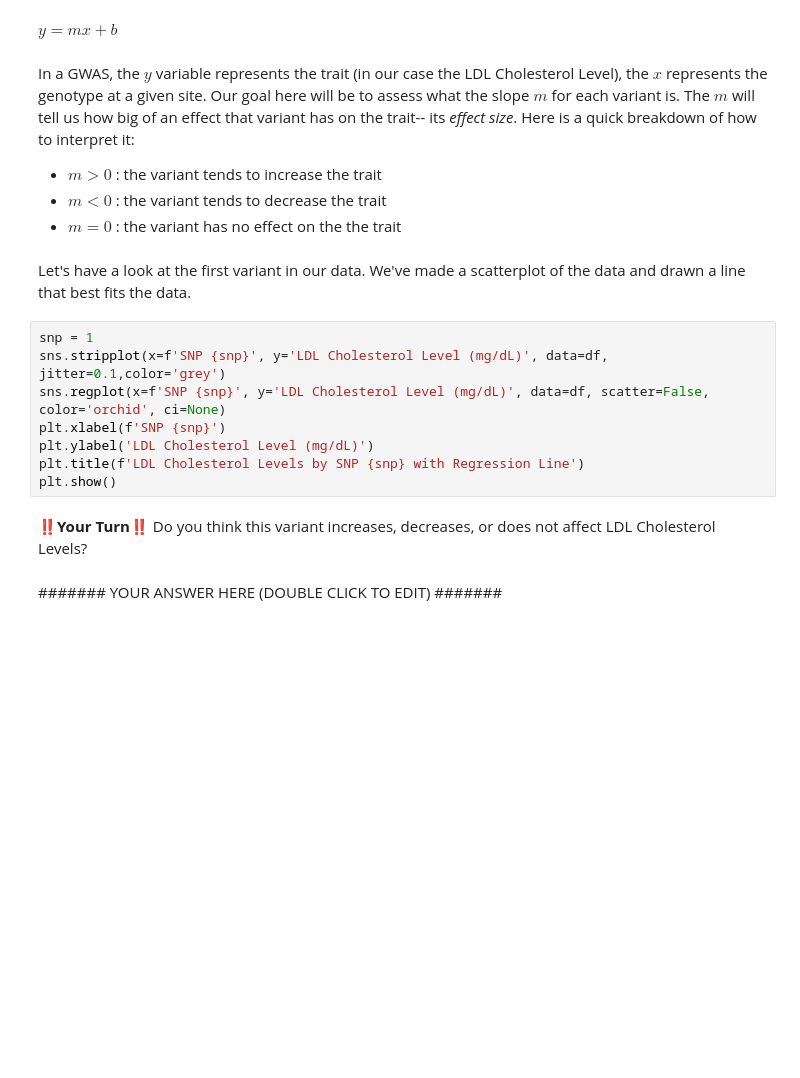
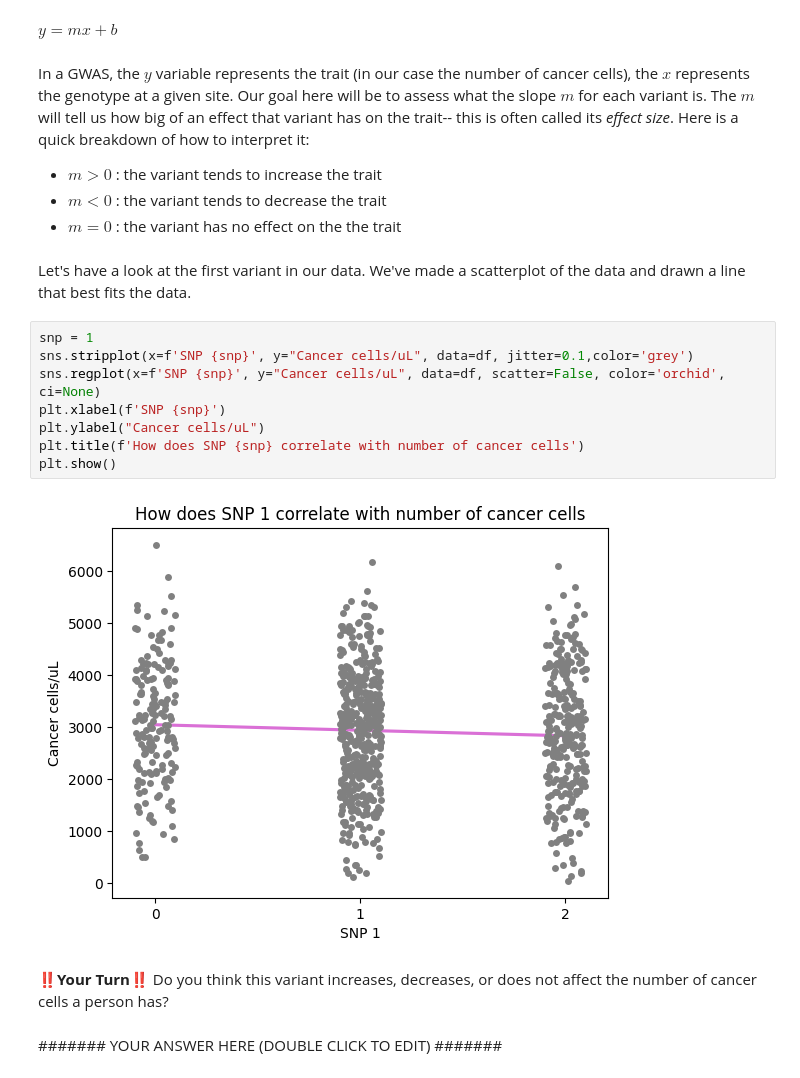
Before and after one commit to jgblanc/COMBO-GWAS, a Jupyter notebook: GenotypesAndPhenotypes.ipynb, the cells around one changed output. Drawn from its saved outputs; the diff is of its cells as text; blank space fills up the shorter version.

```diff
--- a/GenotypesAndPhenotypes.ipynb
+++ b/GenotypesAndPhenotypes.ipynb
@@ -276,7 +321,7 @@ Essentially, a GWAS tries to find a line that best fits the data. The equation f
 # %% [markdown]
 $y = mx + b$
 # %% [markdown]
-In a GWAS, the $y$ variable represents the trait (in our case the LDL Cholesterol Level), the $x$ represents the genotype at a given site. Our goal here will be to assess what the slope $m$ for each variant is. The $m$ will tell us how big of an effect that variant has on the trait-- its *effect size*.  Here is a quick breakdown of how to interpret it:
+In a GWAS, the $y$ variable represents the trait (in our case the number of cancer cells), the $x$ represents the genotype at a given site. Our goal here will be to assess what the slope $m$ for each variant is. The $m$ will tell us how big of an effect that variant has on the trait-- this is often called its *effect size*.  Here is a quick breakdown of how to interpret it:
 - $m > 0$ : the variant tends to increase the trait
 - $m < 0$ : the variant tends to decrease the trait
 - $m = 0$ : the variant has no effect on the the trait
@@ -284,14 +329,16 @@ In a GWAS, the $y$ variable represents the trait (in our case the LDL Cholestero
 Let's have a look at the first variant in our data. We've made a scatterplot of the data and drawn a line that best fits the data.
 # %%
 snp = 1
-sns.stripplot(x=f'SNP {snp}', y='LDL Cholesterol Level (mg/dL)', data=df, jitter=0.1,color='grey')
-sns.regplot(x=f'SNP {snp}', y='LDL Cholesterol Level (mg/dL)', data=df, scatter=False, color='orchid', ci=None)
+sns.stripplot(x=f'SNP {snp}', y="Cancer cells/uL", data=df, jitter=0.1,color='grey')
+sns.regplot(x=f'SNP {snp}', y="Cancer cells/uL", data=df, scatter=False, color='orchid', ci=None)
 plt.xlabel(f'SNP {snp}')
-plt.ylabel('LDL Cholesterol Level (mg/dL)')
-plt.title(f'LDL Cholesterol Levels by SNP {snp} with Regression Line')
+plt.ylabel("Cancer cells/uL")
+plt.title(f'How does SNP {snp} correlate with number of cancer cells')
 plt.show()
+# %% [output]
+[figure, added]
 # %% [markdown]
-‼️**Your Turn**‼️ Do you think this variant increases, decreases, or does not affect LDL Cholesterol Levels?
+‼️**Your Turn**‼️ Do you think this variant increases, decreases, or does not affect the number of cancer cells a person has?
 # %% [markdown]
 ####### YOUR ANSWER HERE (DOUBLE CLICK TO EDIT) #######
 # %% [markdown]
```
Also changed, not shown: parts of 32 cells of this notebook.
